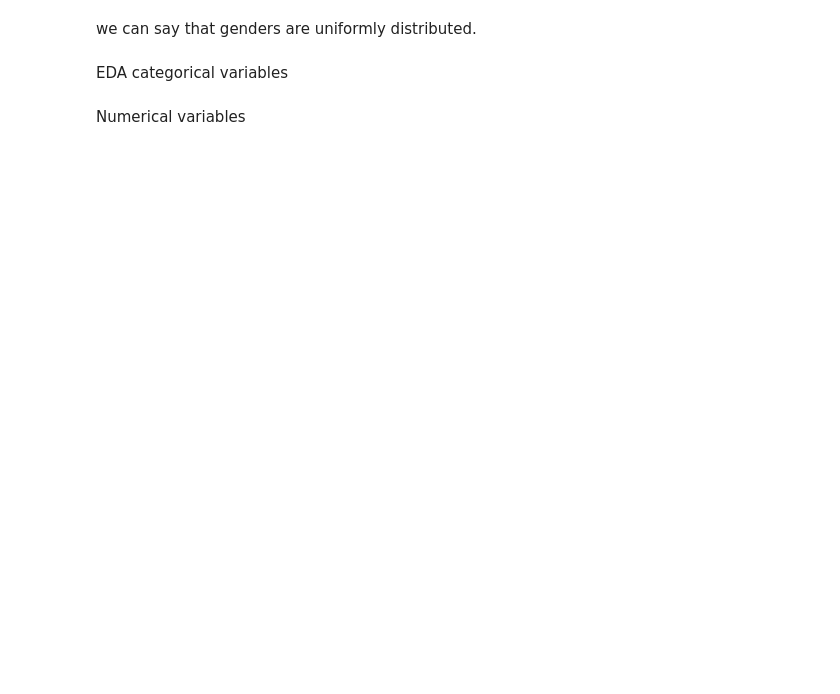
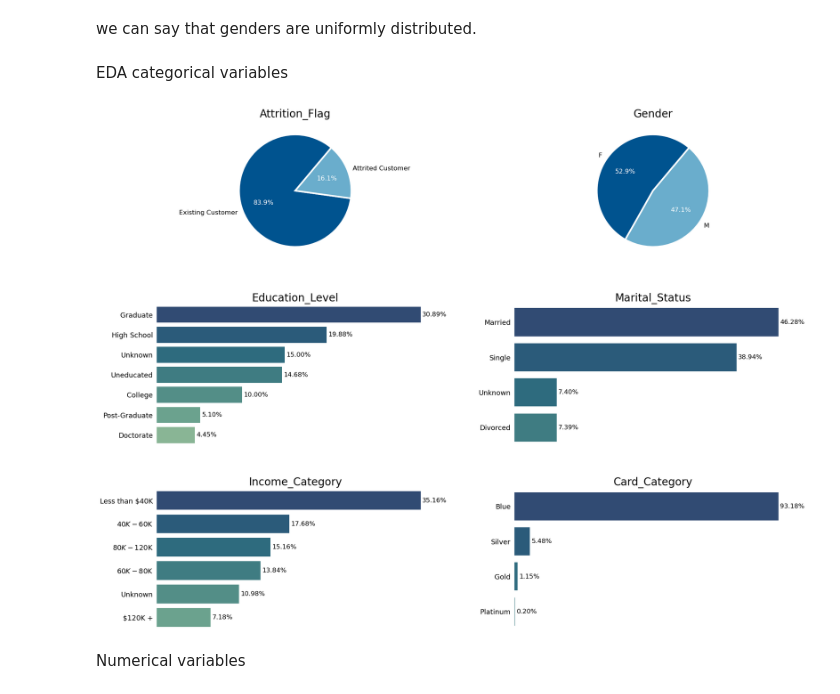
Before and after one commit to dimiphoton/creadit-card-churn-prediction, a Jupyter notebook: scripts/experiences/dimi0.ipynb, the cells around one changed output. Saved outputs shown, nothing was run; the diff lists cells and outputs as text; code cells hidden in the pictures; blank space fills up the shorter version.

```diff
--- a/scripts/experiences/dimi0.ipynb
+++ b/scripts/experiences/dimi0.ipynb
@@ -15,7 +15,8 @@ grandparent_dir = os.path.dirname(parent_dir)
 file_path = os.path.join(grandparent_dir, 'data', 'raw_data', 'churn.csv')
 
 # Read the CSV file into a DataFrame
-df = pd.read_csv(file_path)
+df = pd.read_csv(file_path,index_col=0)
+df=df.iloc[:,:-2]
 
 # Print the first few rows of the DataFrame to verify that it was loaded correctly
 # %% [output]
@@ -38,3 +24 @@ Index(['CLIENTNUM', 'Attrition_Flag', 'Customer_Age', 'Gender',
-# %%
-df.index=df[raw_cols[0]]
 # %%
@@ -144,37 +56,39 @@ categ = df.select_dtypes(include=object).columns
 # Visualize
 fig, ax = plt.subplots(figsize =(20, 20))
 fig.patch.set_facecolor('white')
-mpl.rcParams['font.family'] = 'Hiragino Kaku Gothic Pro'
+#mpl.rcParams['font.family'] = 'Hiragino Kaku Gothic Pro'
 mpl.rcParams['font.size'] = 12
 
 colors = sns.color_palette("crest_r", n_colors=7).as_hex()
 
 # Loop columns
 for i in (enumerate(categ)):
     plt.subplot(4, 2, i[0]+1)
 
     if df[i[1]].value_counts().count() > 2:
         ax = sns.countplot(y = i[1], data = df, order=df[i[1]].value_counts().index, palette=colors)
         pct = df[i[1]].value_counts(ascending=False, normalize=True).values * 100
         ax.bar_label(container=ax.containers[0], labels=list(map('{:.2f}%'.format,pct)), padding=3, size=12, color='black')
         ax.grid(False)
-        ax.grid(b=None)
+        ax.grid(visible=None)
         ax.xaxis.set_ticks_position('none')
         ax.yaxis.set_ticks_position('none')
         ax.set_xticklabels('')
         plot_design()
 
     else:
         _, texts, pcts = plt.pie(
             df[i[1]].value_counts(),
             labels=df[i[1]].value_counts().index,
             colors= ['#00538F', '#6AADCC'],
             autopct='%1.1f%%',
             wedgeprops={'linewidth': 3.0, 'edgecolor': 'white'},
             startangle=50)
         for pcts in pcts:
           pcts.set_color('white')
         plt.title(i[1], fontsize=20, color='black')
+# %% [output]
+[figure, added]
 # %% [markdown]
 Numerical variables
 # %%
```
Also changed, not shown: parts of 21 cells of this notebook, 3 other files.
